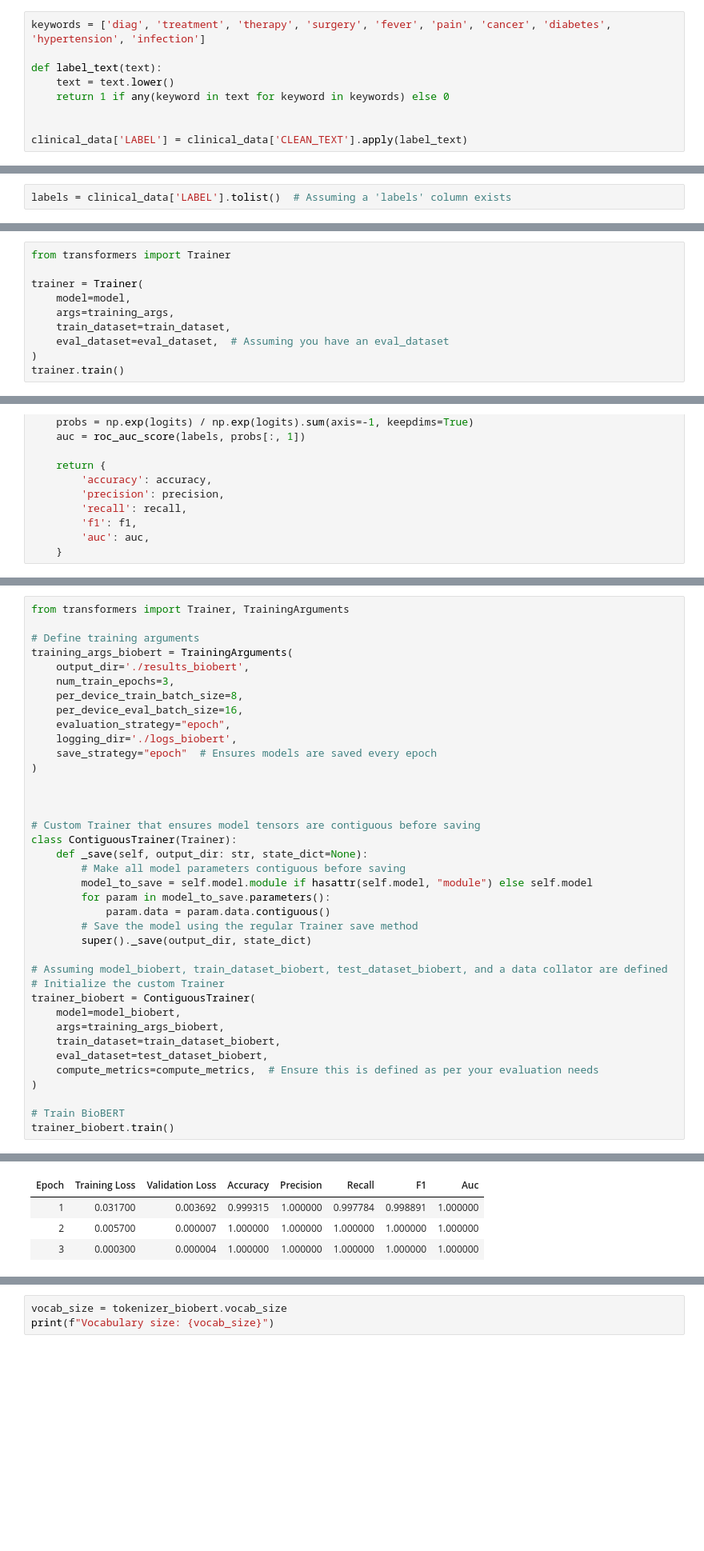
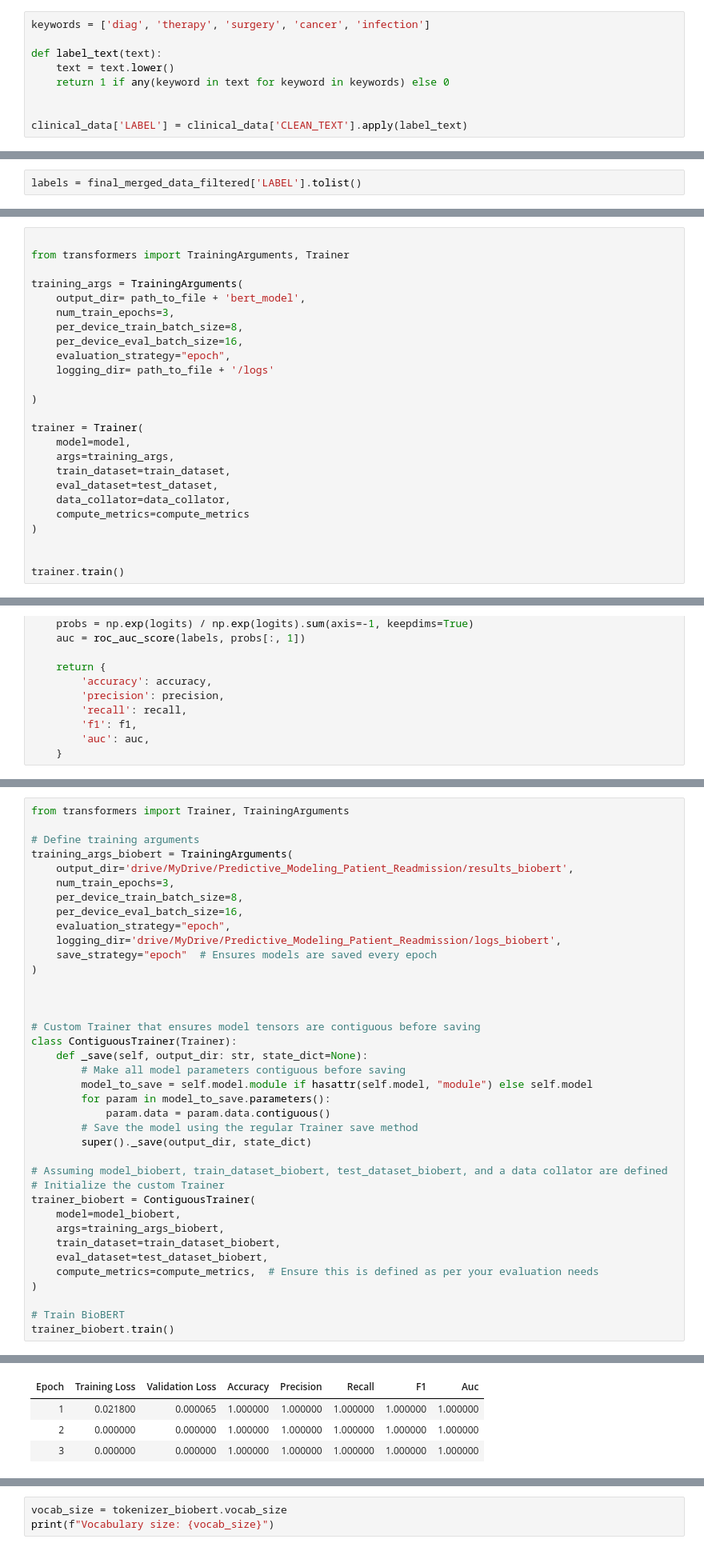
Before and after one commit to jyothimalla/PatientReadmission, a Jupyter notebook: modeling.ipynb, the cells around one changed output, grey strips where cells are left out. Shown: that part at 80% size. Cells and saved outputs as stored; diff of their text form; blank space fills up the shorter version.

```diff
--- a/modeling.ipynb
+++ b/modeling.ipynb
@@ -130,5 +218,5 @@ filtered_data_path_pkl, clinical_data.shape
 # %%
-keywords = ['diag', 'treatment', 'therapy', 'surgery', 'fever', 'pain', 'cancer', 'diabetes', 'hypertension', 'infection']
+keywords = ['diag', 'therapy', 'surgery', 'cancer', 'infection']
 
 def label_text(text):
     text = text.lower()
@@ -309,4 +518,4 @@ test_eval_split = initial_test_dataset.train_test_split(test_size=0.5)  # Splitt
 test_dataset = test_eval_split['train']  # Using 'train' here just means the first part of the split
 eval_dataset = test_eval_split['test']  # And 'test' is the second part
 # %%
-labels = clinical_data['LABEL'].tolist()  # Assuming a 'labels' column exists
+labels = final_merged_data_filtered['LABEL'].tolist()
@@ -312,0 +536,25 @@ labels = clinical_data['LABEL'].tolist()  # Assuming a 'labels' column exists
+# %%
+
+from transformers import TrainingArguments, Trainer
+
+training_args = TrainingArguments(
+    output_dir= path_to_file + 'bert_model',
+    num_train_epochs=3,
+    per_device_train_batch_size=8,
+    per_device_eval_batch_size=16,
+    evaluation_strategy="epoch",
+    logging_dir= path_to_file + '/logs'
+
+)
+
+trainer = Trainer(
+    model=model,
+    args=training_args,
+    train_dataset=train_dataset,
+    eval_dataset=test_dataset,
+    data_collator=data_collator,
+    compute_metrics=compute_metrics
+)
+
+
+trainer.train()
@@ -365,10 +589,0 @@ def compute_metrics(p):
-# %%
-from transformers import Trainer
-
-trainer = Trainer(
-    model=model,
-    args=training_args,
-    train_dataset=train_dataset,
-    eval_dataset=eval_dataset,  # Assuming you have an eval_dataset
-)
-trainer.train()
@@ -592,12 +795,12 @@ from transformers import Trainer, TrainingArguments
 
 # Define training arguments
 training_args_biobert = TrainingArguments(
-    output_dir='./results_biobert',
+    output_dir='drive/MyDrive/Predictive_Modeling_Patient_Readmission/results_biobert',
     num_train_epochs=3,
     per_device_train_batch_size=8,
     per_device_eval_batch_size=16,
     evaluation_strategy="epoch",
-    logging_dir='./logs_biobert',
+    logging_dir='drive/MyDrive/Predictive_Modeling_Patient_Readmission/logs_biobert',
     save_strategy="epoch"  # Ensures models are saved every epoch
 )
 
@@ -630,4 +833,4 @@ trainer_biobert.train()
 | Epoch | Training Loss | Validation Loss | Accuracy | Precision | Recall | F1 | Auc |
-| 1 | 0.031700 | 0.003692 | 0.999315 | 1.000000 | 0.997784 | 0.998891 | 1.000000 |
-| 2 | 0.005700 | 0.000007 | 1.000000 | 1.000000 | 1.000000 | 1.000000 | 1.000000 |
-| 3 | 0.000300 | 0.000004 | 1.000000 | 1.000000 | 1.000000 | 1.000000 | 1.000000 |
+| 1 | 0.021800 | 0.000065 | 1.000000 | 1.000000 | 1.000000 | 1.000000 | 1.000000 |
+| 2 | 0.000000 | 0.000000 | 1.000000 | 1.000000 | 1.000000 | 1.000000 | 1.000000 |
+| 3 | 0.000000 | 0.000000 | 1.000000 | 1.000000 | 1.000000 | 1.000000 | 1.000000 |
```
Also changed, not shown: parts of 102 cells of this notebook.
